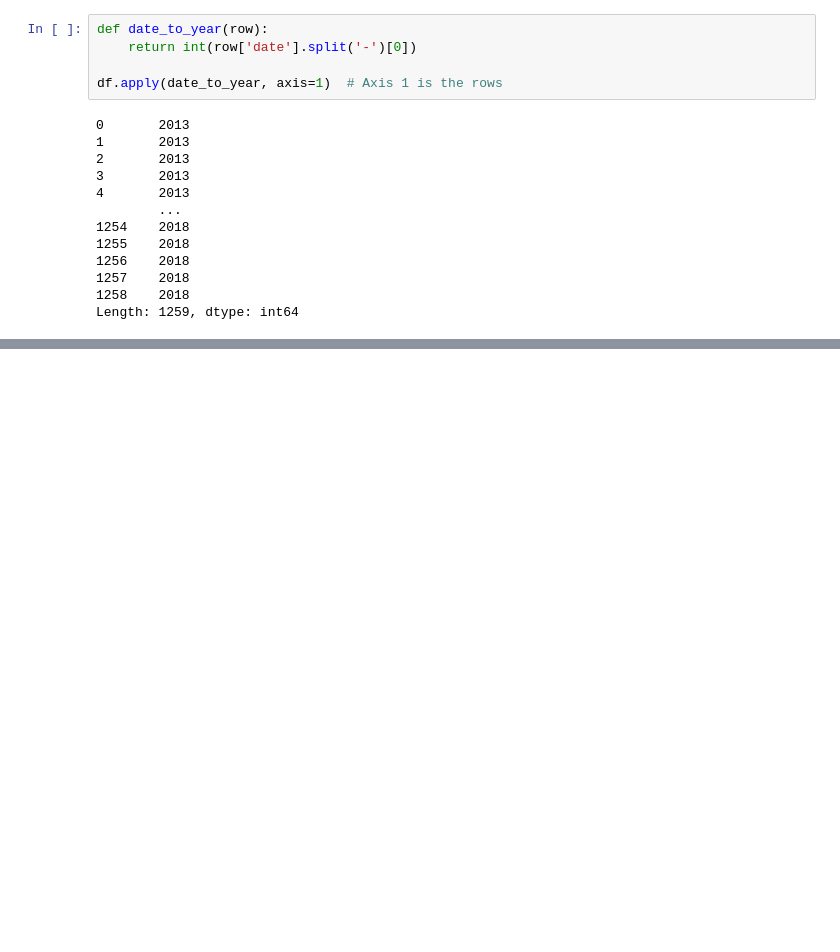
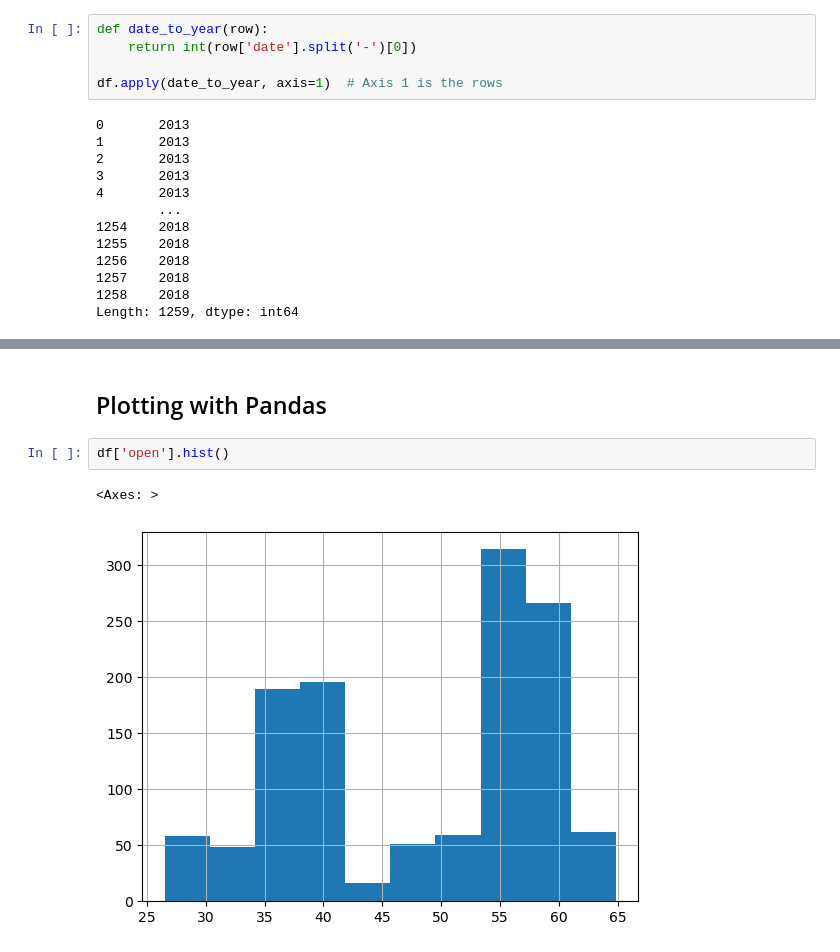
Before and after one commit to inhwamo/DLPrereqsNumpy, a Jupyter notebook: pandastutorial.ipynb, the cells around one changed output, grey strips where cells are left out. Drawn from its saved outputs; the diff is of its cells as text; blank space fills up the shorter version.

```diff
--- a/pandastutorial.ipynb
+++ b/pandastutorial.ipynb
@@ -318,0 +329,7 @@ Length: 1259, dtype: int64
+# %% [markdown]
+## Plotting with Pandas
+# %%
+df['open'].hist()
+# %% [output]
+<Axes: >
+[figure, added]
```
Also changed, not shown: parts of 5 cells of this notebook, 4 other files.
